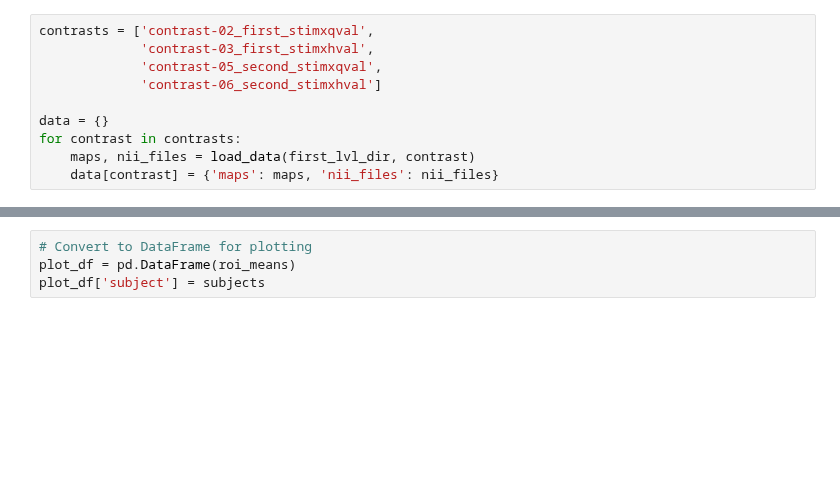
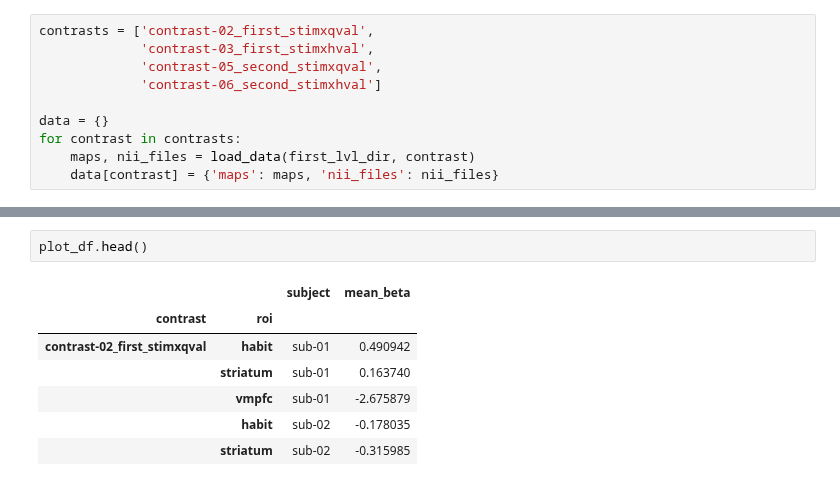
Before and after one commit to hugofluhr/learning-habits-analysis, a Jupyter notebook: results_notebooks/first_lvl_betas.ipynb, the cells around one changed output, grey strips where cells are left out. Cells and saved outputs as stored; diff of their text form; blank space fills up the shorter version.

```diff
--- a/results_notebooks/first_lvl_betas.ipynb
+++ b/results_notebooks/first_lvl_betas.ipynb
@@ -117,4 +128,10 @@ KeyboardInterrupt:
-# %%
-# Convert to DataFrame for plotting
-plot_df = pd.DataFrame(roi_means)
-plot_df['subject'] = subjects
+# %%
+plot_df.head()
+# %% [output]
+|  |  | subject | mean_beta |
+| contrast | roi |  |  |
+| contrast-02_first_stimxqval | habit | sub-01 | 0.490942 |
+|  | striatum | sub-01 | 0.163740 |
+|  | vmpfc | sub-01 | -2.675879 |
+|  | habit | sub-02 | -0.178035 |
+|  | striatum | sub-02 | -0.315985 |
```
Also changed, not shown: parts of 13 cells of this notebook, 1 other file.
